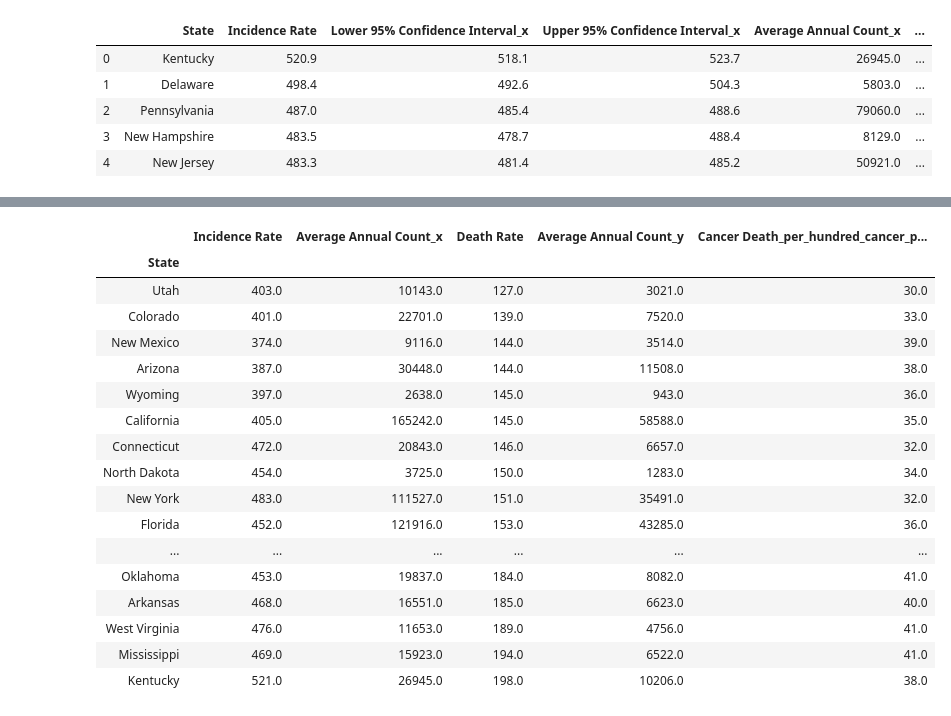
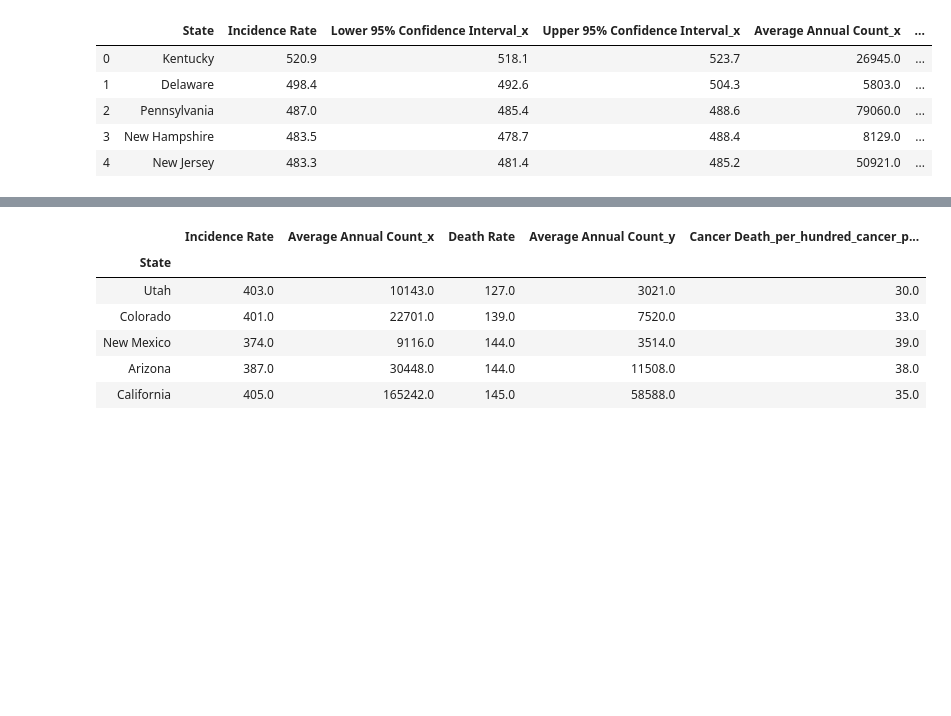
Before and after one commit to settinge/Cancer-and-Nonbiological-Variables, a Jupyter notebook: Statewiseonly.ipynb, the cells around one changed output, grey strips where cells are left out. Drawn from its saved outputs; the diff is of its cells as text; code cells hidden in the pictures; blank space fills up the shorter version.

```diff
--- a/Statewiseonly.ipynb
+++ b/Statewiseonly.ipynb
@@ -128,6 +129,2 @@ final_combined_cancer_data.head()
 # %%
 export_csv = final_combined_cancer_data.to_csv (r'Resource/final_combined_cancer_data.csv', header=True)
-# %%
-
-bx= final_combined_cancer_data.set_index('State')
-ax= bx[['Incidence Rate','Death Rate']].plot(kind="barh", figsize=(8,15))
@@ -178,28 +165,17 @@ export_csv = dx.to_csv (r'Resource/heighest_lowest_Incidencerate_data.csv', head
 # %%
 # A new data set for ten highest and lowest cancer death rate states
 cx= bx.sort_values("Death Rate")
 cx.head(10)
 cx.tail(10)
 dx = pd.concat([cx.head(10),cx.tail(10)])
-dx
+dx.head()
 # %% [output]
 |  | Incidence Rate | Average Annual Count_x | Death Rate | Average Annual Count_y | Cancer Death_per_hundred_cancer_p... |
 | State |  |  |  |  |  |
 | Utah | 403.0 | 10143.0 | 127.0 | 3021.0 | 30.0 |
 | Colorado | 401.0 | 22701.0 | 139.0 | 7520.0 | 33.0 |
 | New Mexico | 374.0 | 9116.0 | 144.0 | 3514.0 | 39.0 |
 | Arizona | 387.0 | 30448.0 | 144.0 | 11508.0 | 38.0 |
-| Wyoming | 397.0 | 2638.0 | 145.0 | 943.0 | 36.0 |
 | California | 405.0 | 165242.0 | 145.0 | 58588.0 | 35.0 |
-| Connecticut | 472.0 | 20843.0 | 146.0 | 6657.0 | 32.0 |
-| North Dakota | 454.0 | 3725.0 | 150.0 | 1283.0 | 34.0 |
-| New York | 483.0 | 111527.0 | 151.0 | 35491.0 | 32.0 |
-| Florida | 452.0 | 121916.0 | 153.0 | 43285.0 | 36.0 |
-| ... | ... | ... | ... | ... | ... |
-| Oklahoma | 453.0 | 19837.0 | 184.0 | 8082.0 | 41.0 |
-| Arkansas | 468.0 | 16551.0 | 185.0 | 6623.0 | 40.0 |
-| West Virginia | 476.0 | 11653.0 | 189.0 | 4756.0 | 41.0 |
-| Mississippi | 469.0 | 15923.0 | 194.0 | 6522.0 | 41.0 |
-| Kentucky | 521.0 | 26945.0 | 198.0 | 10206.0 | 38.0 |
 # %%
 export_csv = dx.to_csv (r'Resource/heighest_lowest_deathrate_data.csv', header=True)
```
Also changed, not shown: parts of 4 cells of this notebook, 7 other files.
